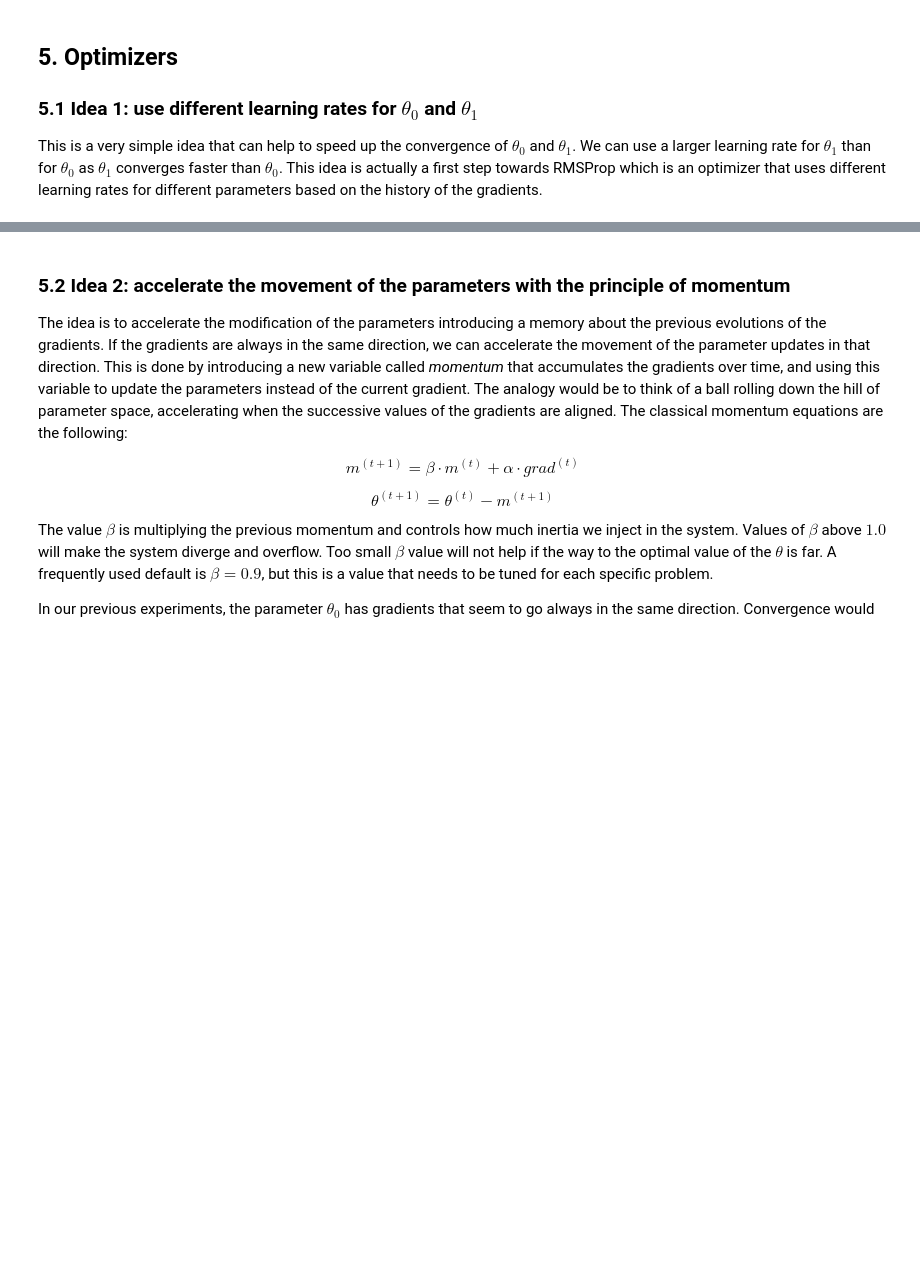
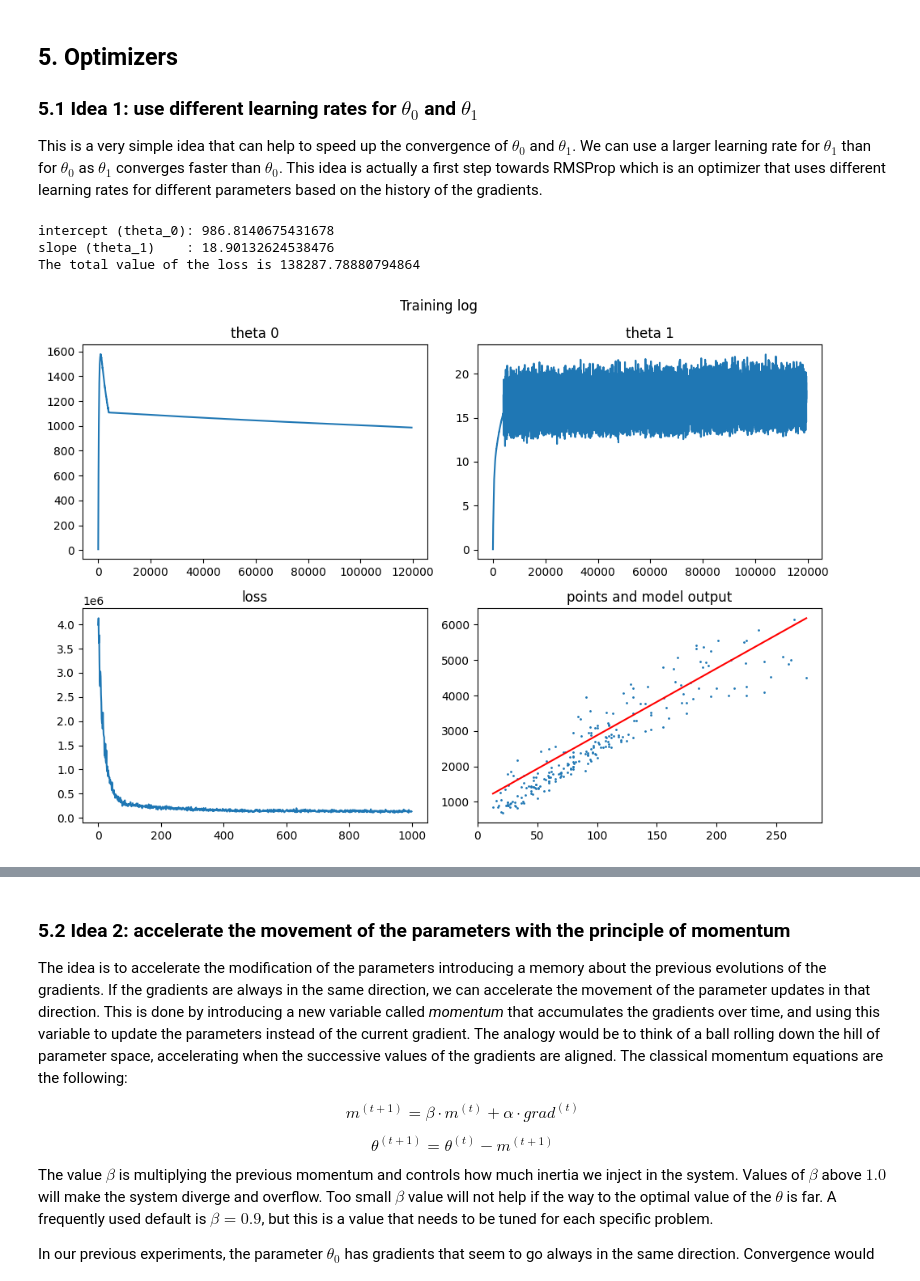
Before and after one commit to MehrLinard/DeLearnSpr26, a Jupyter notebook: Mandatory_Handin2/student-input/cg-linear-regression-stud.ipynb, the cells around one changed output, grey strips where cells are left out. Cells and saved outputs as stored; diff of their text form; code cells hidden in the pictures; blank space fills up the shorter version.

Commit message:
working till before rmsprop

```diff
--- a/Mandatory_Handin2/student-input/cg-linear-regression-stud.ipynb
+++ b/Mandatory_Handin2/student-input/cg-linear-regression-stud.ipynb
@@ -403,9 +584,85 @@ plot_training_log(loss_evolution, t0_evolution, t1_evolution, living_area, rent_
 
 This is a very simple idea that can help to speed up the convergence of $\theta_0$ and $\theta_1$. We can use a larger learning rate for $\theta_1$ than for $\theta_0$ as $\theta_1$ converges faster than $\theta_0$. This idea is actually a first step towards RMSProp which is an optimizer that uses different learning rates for different parameters based on the history of the gradients.
 # %%
-alpha_t0 = 0.00025    # learning rate for theta_0
+alpha_t0 = 0.0025    # learning rate for theta_0
 alpha_t1 = 0.0000001  # learning rate for theta_1
 epochs = 500          # number of epochs (an epoch is a loop over the whole training set)
 
-... TO COMPLETE ...
+# This requires the same code as before, but at the update we use individual alphas to and t1
+# removed alpha and epochs setting from batch code
+batch_size = 32
+N = len(living_area)
+t0 = 0.0
+t1 = 0.0
+
+loss_evolution = []
+t0_evolution = []
+t1_evolution = []
+
+for epoch in range(epochs):
+    n_steps = N // batch_size + 1  # the number of batches to make 1 epoch
+    epoch_loss = 0.0
+    for step in range(n_steps):
+        batch_grad_t0 = 0.0
+        batch_grad_t1 = 0.0
+        batch_loss = 0.0
+
+        for batch in range(batch_size):
+            n = random.choice(range(0, N))  # random sampling in the training set
+
+            cg.reset_values()
+            cg.forward([living_area[n], t0, t1, rent_price[n]])
+            cg.backward()
+            # batch grad instead of directly loss
+            batch_grad_t0 += theta_0.grad_v   # update rule for theta_0
+            batch_grad_t1 += theta_1.grad_v  # update rule for theta_1
+            batch_loss += j.v
+
+        #gradient average over batch of both gradients
+        average_gradt0 = batch_grad_t0 / batch_size
+        average_gradt1 = batch_grad_t1 / batch_size
+
+        # apply learning rate
+        # only these next two lines change for different learning rates per theta 1 and 0
+        t0 = t0 - alpha_t0 * average_gradt0
+        t1 = t1 - alpha_t1 * average_gradt1
+        # calcualte epoch loss with average of batch
+        epoch_loss += batch_loss / batch_size
+
+        t0_evolution.append(t0)
+        t1_evolution.append(t1)
+
+
+    loss_evolution.append(epoch_loss / n_steps)
+    epoch_loss = 0.0
+
+
+
+for epoch in range(epochs):
+    n_steps = N
+    epoch_loss = 0.0
+    for step in range(n_steps):
+        n = random.choice(range(0, N))  # random sampling in the training set
+        cg.reset_values()
+        cg.forward([living_area[n], t0, t1, rent_price[n]])
+        cg.backward()
+        t0 = t0 -alpha * theta_0.grad_v   # update rule for theta_0
+        t1 = t1 - alpha * theta_1.grad_v  # update rule for theta_1
+        epoch_loss += j.v
+        t0_evolution.append(t0)
+        t1_evolution.append(t1)
+    loss_evolution.append(epoch_loss / n_steps)
+
+
+print("intercept (theta_0):", t0)
+print("slope (theta_1)    :", t1)
+y_hat = t0 + t1 * living_area
+J = mse_loss(y_hat, rent_price)
+print("The total value of the loss is", J)
+plot_training_log(loss_evolution, t0_evolution, t1_evolution, living_area, rent_price)
+# %% [output]
+intercept (theta_0): 986.8140675431678
+slope (theta_1)    : 18.90132624538476
+The total value of the loss is 138287.78880794864
+[figure, added]
 # %% [markdown]
```
Also changed, not shown: parts of 10 cells of this notebook, 11 other files.
